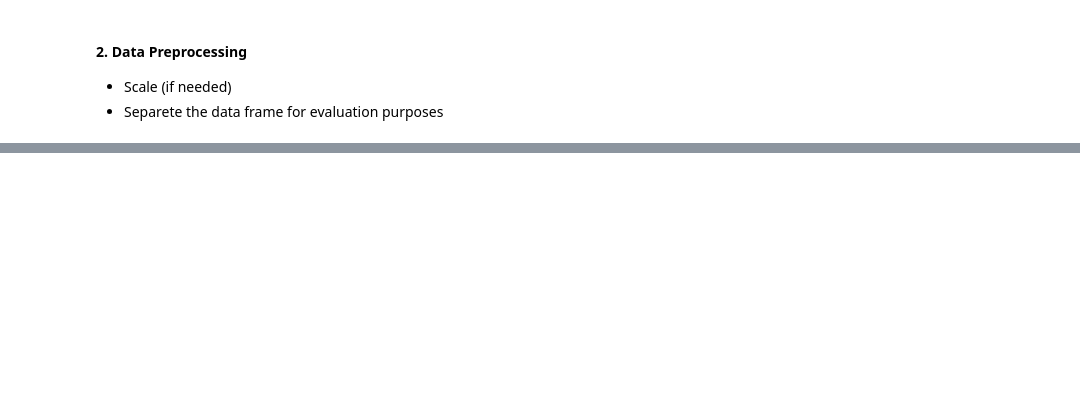
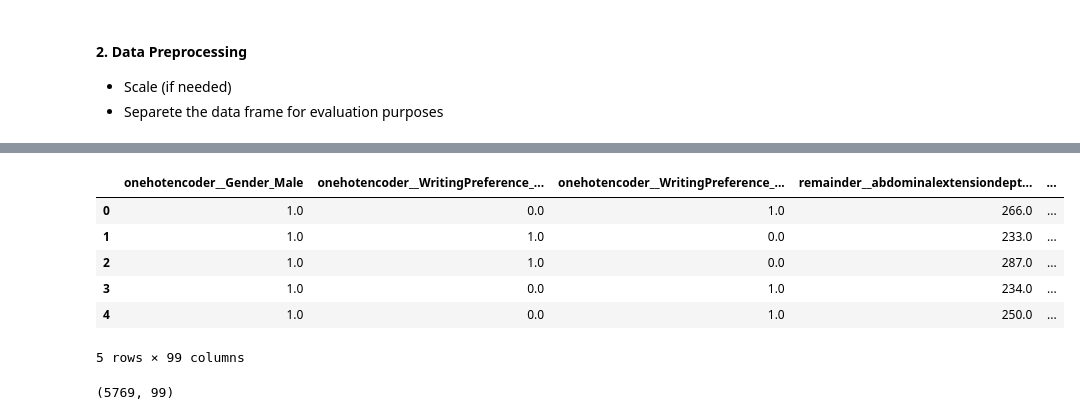
Before and after one commit to Hessa-Alharbi/Soldier-Race-Project, a Jupyter notebook: data_preparation/data_preprocessing.ipynb, the cells around one changed output, grey strips where cells are left out. Cells and saved outputs as stored; diff of their text form; code cells hidden in the pictures; blank space fills up the shorter version.

Commit message:
Split data & Encode categorical features using make column transformer

```diff
--- a/data_preparation/data_preprocessing.ipynb
+++ b/data_preparation/data_preprocessing.ipynb
@@ -32,0 +40,7 @@ y = df['DODRace']
+# %%
+#Encode the categorical features
+from sklearn.compose import make_column_transformer
+from sklearn.preprocessing import OneHotEncoder, StandardScaler
+col_cat = df.select_dtypes('object')
+col_cat.columns
+cool = ['Gender', 'WritingPreference']
@@ -32,0 +56,6 @@ y = df['DODRace']
+# %%
+col_trans = make_column_transformer((OneHotEncoder(handle_unknown="ignore", drop="first", sparse=False), cool),
+                                       remainder='passthrough')
+# %%
+X= col_trans.fit_transform(X)
+X
@@ -32,0 +70,17 @@ y = df['DODRace']
+# %%
+import pandas as pd
+features = col_trans.get_feature_names_out()
+X= pd.DataFrame(X, columns=features)
+X.head()
+# %% [output]
+|  | onehotencoder__Gender_Male | onehotencoder__WritingPreference_... | onehotencoder__WritingPreference_... | remainder__abdominalextensiondept... | ... |
+| 0 | 1.0 | 0.0 | 1.0 | 266.0 | ... |
+| 1 | 1.0 | 1.0 | 0.0 | 233.0 | ... |
+| 2 | 1.0 | 1.0 | 0.0 | 287.0 | ... |
+| 3 | 1.0 | 0.0 | 1.0 | 234.0 | ... |
+| 4 | 1.0 | 0.0 | 1.0 | 250.0 | ... |
+5 rows × 99 columns
+# %%
+X.shape
+# %% [output]
+(5769, 99)
```
Also changed, not shown: parts of 6 cells of this notebook, 1 other file.
